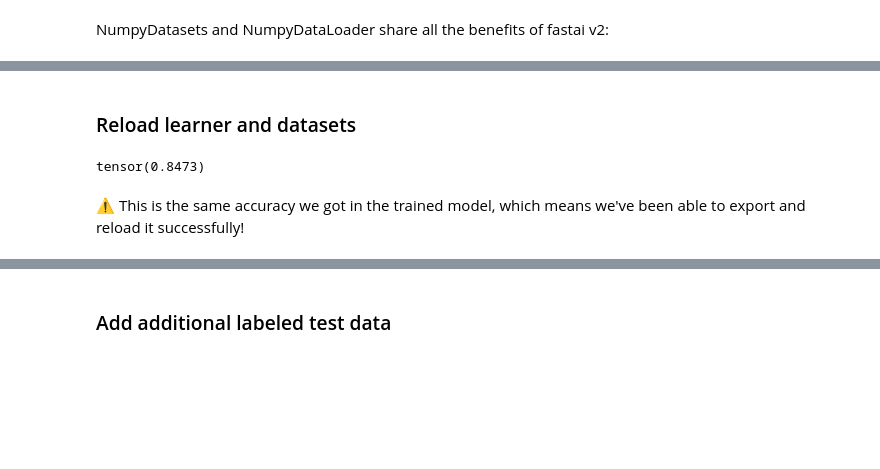
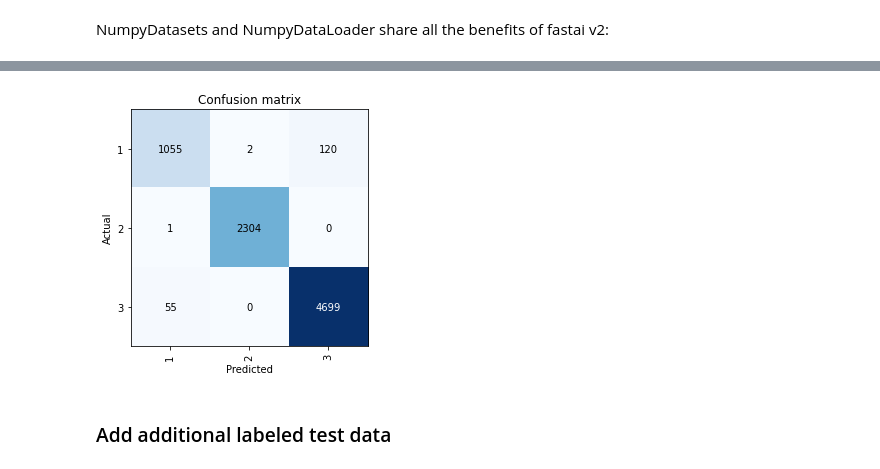
Before and after one commit to timeseriesAI/timeseriesAI2, a Jupyter notebook: tutorial_nbs/01_How_to_use_numpy_arrays_in_fastai2.ipynb, the cells around one changed output, grey strips where cells are left out. Cells and saved outputs as stored; diff of their text form; code cells hidden in the pictures; blank space fills up the shorter version.

```diff
--- a/tutorial_nbs/01_How_to_use_numpy_arrays_in_fastai2.ipynb
+++ b/tutorial_nbs/01_How_to_use_numpy_arrays_in_fastai2.ipynb
@@ -806,4 +777,0 @@ dls   = TSDataLoaders(train_dl, valid_dl, device=default_device())
-# %%
-model = InceptionTime(dls.vars, dls.c)
-learn = Learner(dls, model, metrics=accuracy)
-learn.fit_one_cycle(25, lr_max=1e-3)
@@ -850,20 +794,4 @@ del dsets, learn
-# %% [markdown]
-### Reload learner and datasets
-# %%
-
-# Let's build the learner again
-dsets_fname = 'dsets'
-save_fname = 'learner'
-export_fname = 'export.pkl'
-
-dsets = torch.load(dsets_fname)
-learn = load_learner(export_fname, cpu=False)
-learn.load(save_fname)
-learn.dls[0].dataset = dsets.train
-learn.dls[1].dataset = dsets.valid
-# %%
-(valid_targets == valid_preds).float().mean()
-# %% [output]
-tensor(0.8473)
-# %% [markdown]
-⚠️ This is the same accuracy we got in the trained model, which means we've been able to export and reload it successfully!
+# %%
+interp = ClassificationInterpretation.from_learner(learn)
+interp.plot_confusion_matrix()
+# %% [output]
@@ -870,3 +799,4 @@ tensor(0.8473)
+[figure, added]
 # %% [markdown]
 ### Add additional labeled test data
 # %%
```
Also changed, not shown: parts of 65 cells of this notebook, 2 other files.
